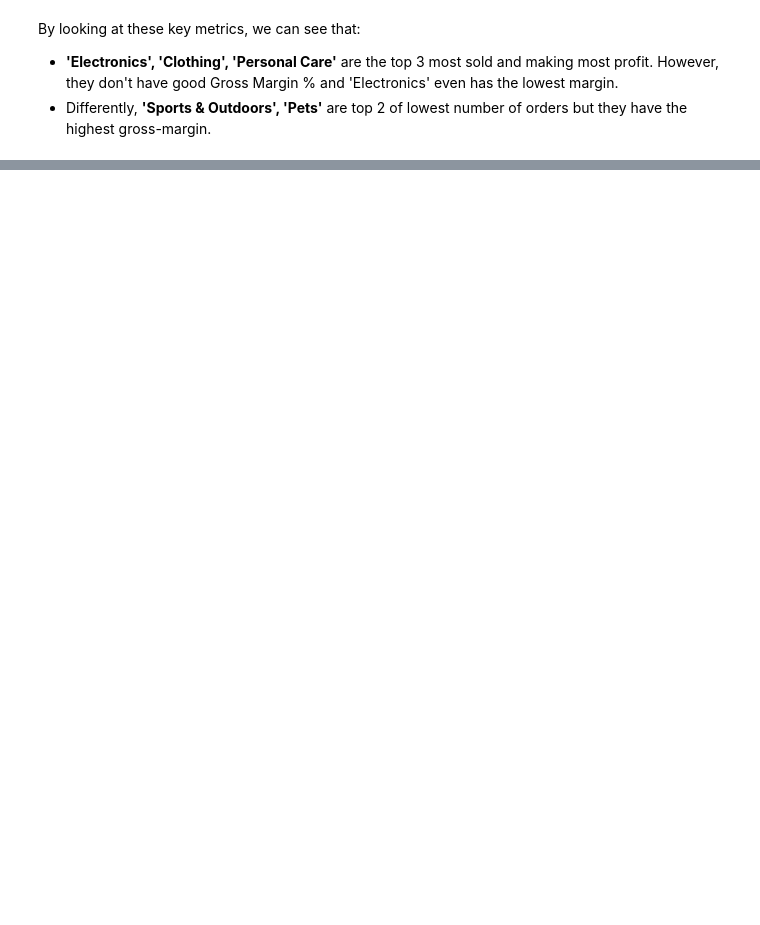
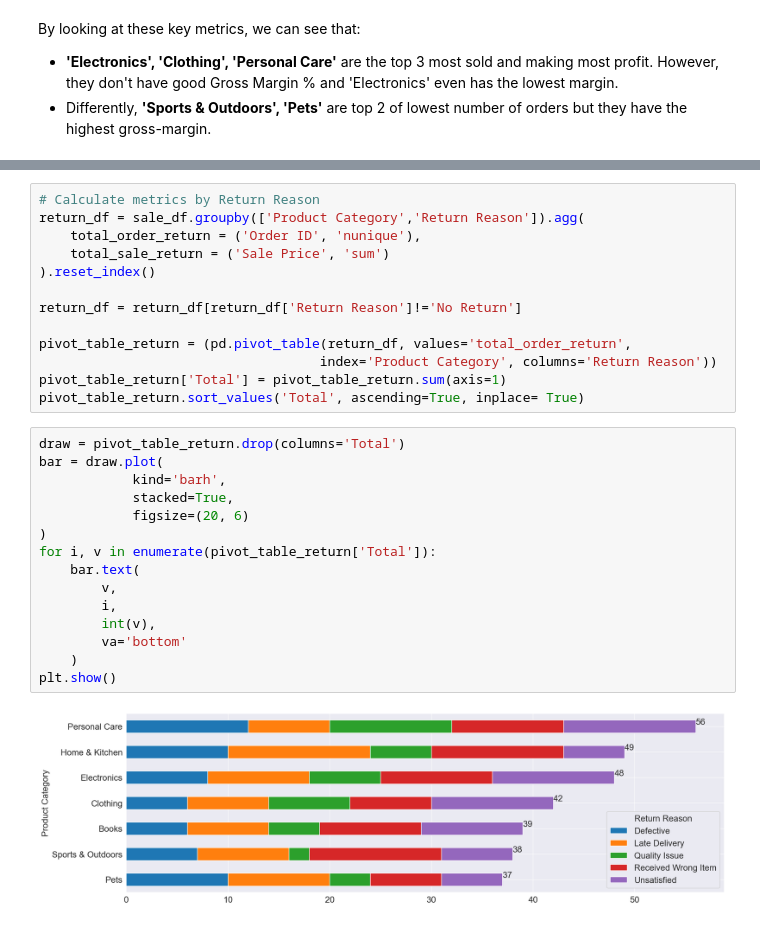
Before and after one commit to hlnetr21354/Future-Retail-Business-Case-Analysis, a Jupyter notebook: notebook/Future_Retail_Data_Cleaning_EDA.ipynb, the cells around one changed output, grey strips where cells are left out. Saved outputs shown, nothing was run; the diff lists cells and outputs as text; blank space fills up the shorter version.

```diff
--- a/notebook/Future_Retail_Data_Cleaning_EDA.ipynb
+++ b/notebook/Future_Retail_Data_Cleaning_EDA.ipynb
@@ -428,0 +468,30 @@ sale_df
+# %%
+# Calculate metrics by Return Reason
+return_df = sale_df.groupby(['Product Category','Return Reason']).agg(
+    total_order_return = ('Order ID', 'nunique'),
+    total_sale_return = ('Sale Price', 'sum')
+).reset_index()
+
+return_df = return_df[return_df['Return Reason']!='No Return']
+
+pivot_table_return = (pd.pivot_table(return_df, values='total_order_return',
+                                    index='Product Category', columns='Return Reason'))
+pivot_table_return['Total'] = pivot_table_return.sum(axis=1)
+pivot_table_return.sort_values('Total', ascending=True, inplace= True)
+# %%
+draw = pivot_table_return.drop(columns='Total')
+bar = draw.plot(
+            kind='barh',
+            stacked=True,
+            figsize=(20, 6)
+)
+for i, v in enumerate(pivot_table_return['Total']):
+    bar.text(
+        v,
+        i,
+        int(v),
+        va='bottom'
+    )
+plt.show()
+# %% [output]
+[figure, added]
```
Also changed, not shown: parts of 8 cells of this notebook.
